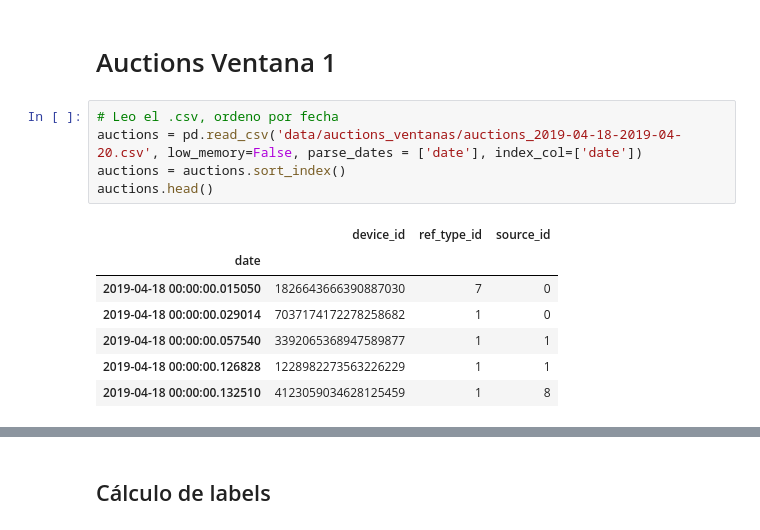
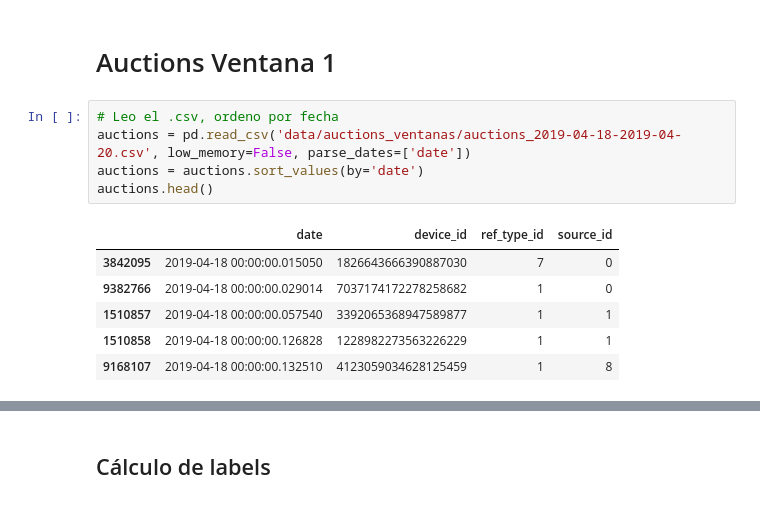
Before and after one commit to EugeniaFranchi/TP-Datos-2019, a Jupyter notebook: TP2/Auctions Ventana 1.ipynb, the cells around one changed output, grey strips where cells are left out. Cells and saved outputs as stored; diff of their text form.

```diff
--- a/TP2/Auctions Ventana 1.ipynb
+++ b/TP2/Auctions Ventana 1.ipynb
@@ -13,14 +13,13 @@ pd.set_option('max_columns', 8, 'max_rows', 10)
 # Auctions Ventana 1
 # %%
 # Leo el .csv, ordeno por fecha
-auctions = pd.read_csv('data/auctions_ventanas/auctions_2019-04-18-2019-04-20.csv', low_memory=False, parse_dates = ['date'], index_col=['date'])
-auctions = auctions.sort_index()
+auctions = pd.read_csv('data/auctions_ventanas/auctions_2019-04-18-2019-04-20.csv', low_memory=False, parse_dates=['date'])
+auctions = auctions.sort_values(by='date')
 auctions.head()
 # %% [output]
-|  | device_id | ref_type_id | source_id |
-| date |  |  |  |
-| 2019-04-18 00:00:00.015050 | 1826643666390887030 | 7 | 0 |
-| 2019-04-18 00:00:00.029014 | 7037174172278258682 | 1 | 0 |
-| 2019-04-18 00:00:00.057540 | 3392065368947589877 | 1 | 1 |
-| 2019-04-18 00:00:00.126828 | 1228982273563226229 | 1 | 1 |
-| 2019-04-18 00:00:00.132510 | 4123059034628125459 | 1 | 8 |
+|  | date | device_id | ref_type_id | source_id |
+| 3842095 | 2019-04-18 00:00:00.015050 | 1826643666390887030 | 7 | 0 |
+| 9382766 | 2019-04-18 00:00:00.029014 | 7037174172278258682 | 1 | 0 |
+| 1510857 | 2019-04-18 00:00:00.057540 | 3392065368947589877 | 1 | 1 |
+| 1510858 | 2019-04-18 00:00:00.126828 | 1228982273563226229 | 1 | 1 |
+| 9168107 | 2019-04-18 00:00:00.132510 | 4123059034628125459 | 1 | 8 |
```
Also changed, not shown: parts of 24 cells of this notebook.
